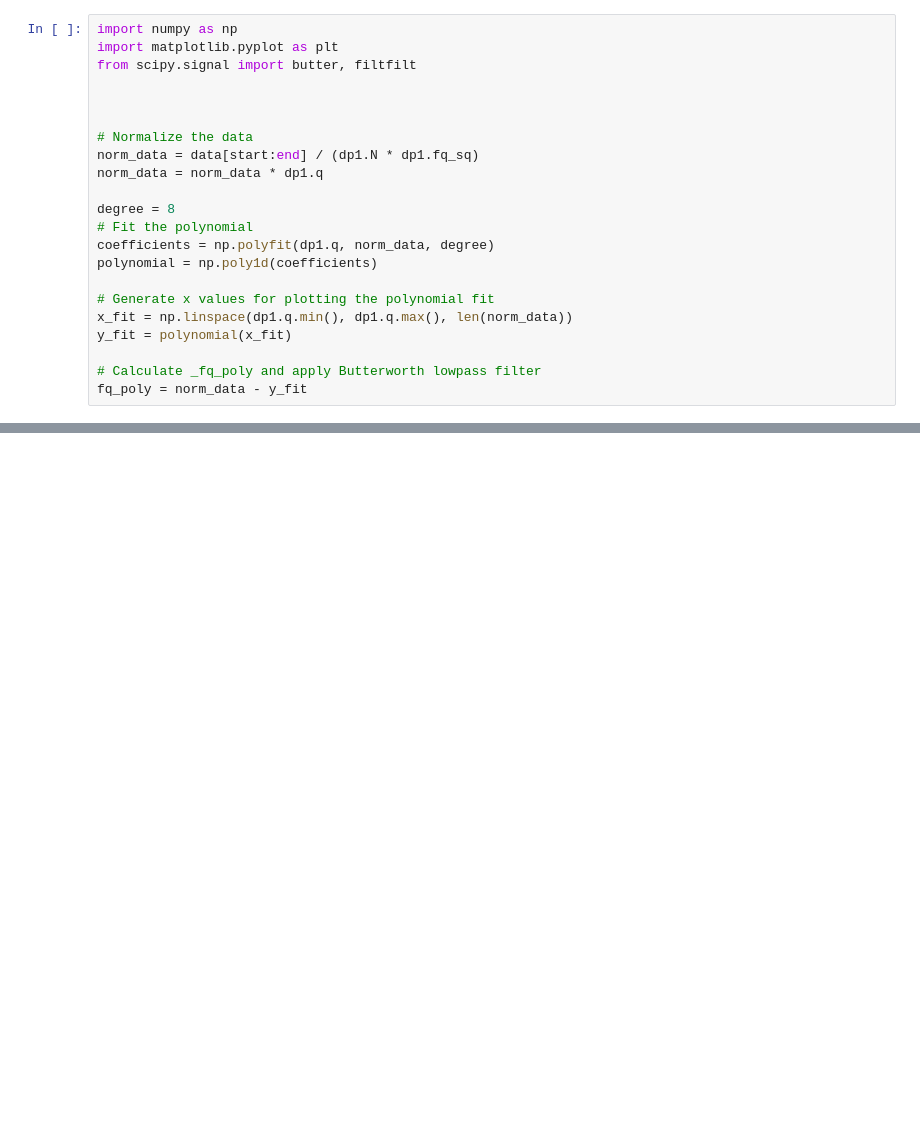
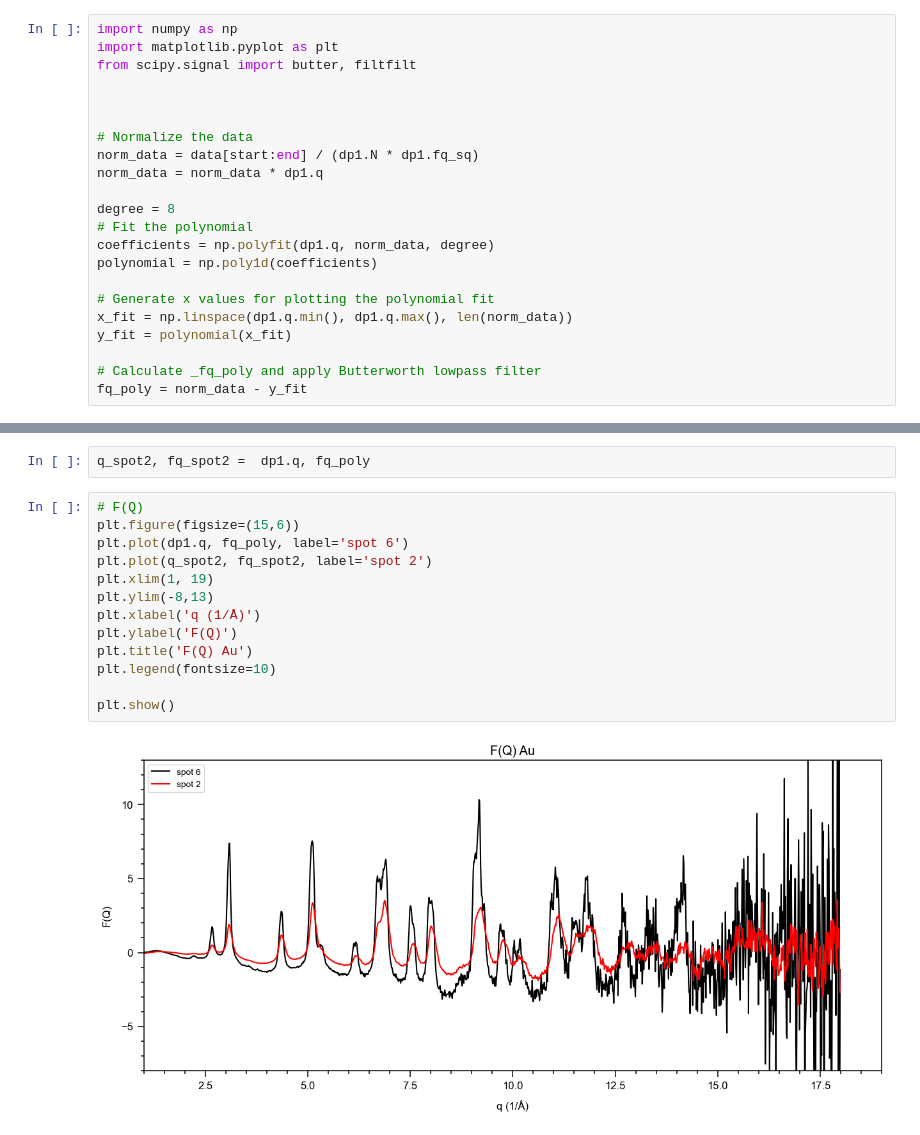
Before and after one commit to victorsecco/PyeRDF, a Jupyter notebook: notebooks/workflows/epdf/02.1_eRDF.ipynb, the cells around one changed output, grey strips where cells are left out. Cells and saved outputs as stored; diff of their text form; blank space fills up the shorter version.

```diff
--- a/notebooks/workflows/epdf/02.1_eRDF.ipynb
+++ b/notebooks/workflows/epdf/02.1_eRDF.ipynb
@@ -136,0 +160,17 @@ fq_poly = norm_data - y_fit
+# %%
+q_spot2, fq_spot2 =  dp1.q, fq_poly
+# %%
+# F(Q)
+plt.figure(figsize=(15,6))
+plt.plot(dp1.q, fq_poly, label='spot 6')
+plt.plot(q_spot2, fq_spot2, label='spot 2')
+plt.xlim(1, 19)
+plt.ylim(-8,13)
+plt.xlabel('q (1/Å)')
+plt.ylabel('F(Q)')
+plt.title('F(Q) Au')
+plt.legend(fontsize=10)
+
+plt.show()
+# %% [output]
+[figure, added]
```
Also changed, not shown: parts of 24 cells of this notebook, 4 other files.
